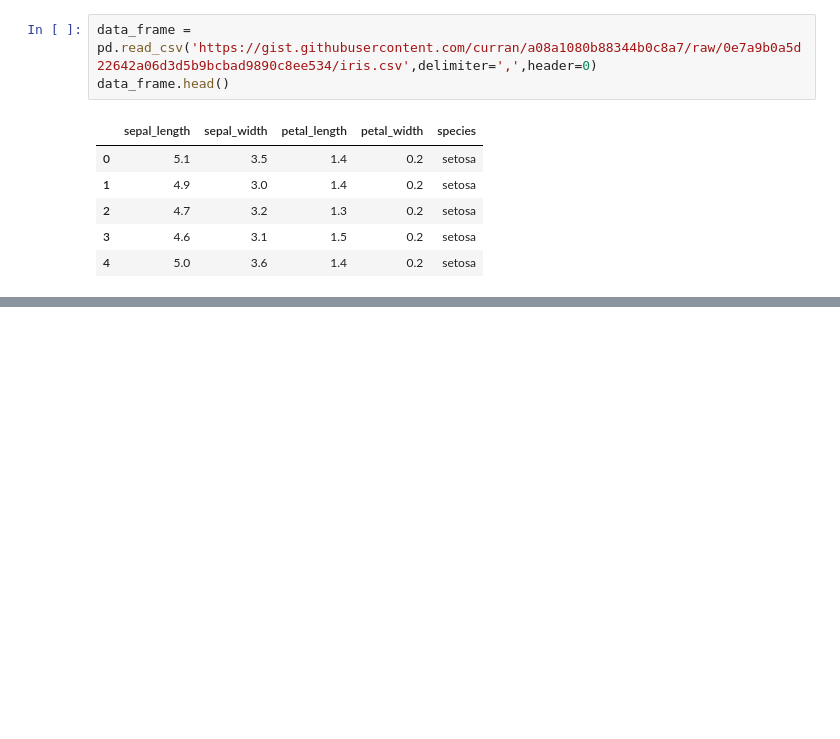
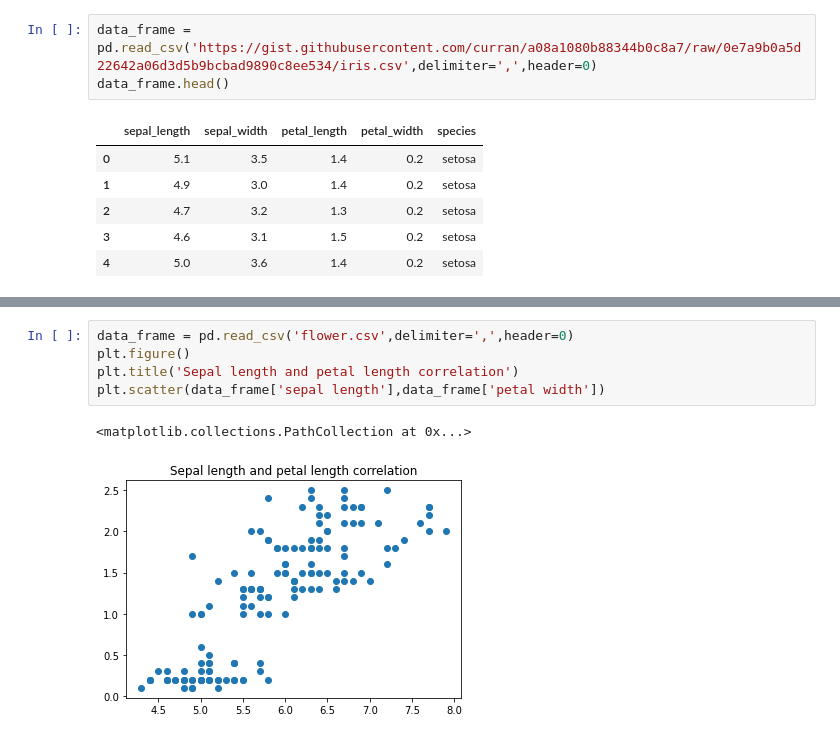
Before and after one commit to zqngetsu96/DataInsight_Assignments_and_projects, a Jupyter notebook: Importing, visualizing and cleaning data in python/Import, Clean and visualize your Data.ipynb, the cells around one changed output, grey strips where cells are left out. Saved outputs shown, nothing was run; the diff lists cells and outputs as text; blank space fills up the shorter version.

```diff
--- a/Importing, visualizing and cleaning data in python/Import, Clean and visualize your Data.ipynb
+++ b/Importing, visualizing and cleaning data in python/Import, Clean and visualize your Data.ipynb
@@ -62,0 +209,8 @@ new_df.head()
+# %%
+data_frame = pd.read_csv('flower.csv',delimiter=',',header=0)
+plt.figure()
+plt.title('Sepal length and petal length correlation')
+plt.scatter(data_frame['sepal length'],data_frame['petal width'])
+# %% [output]
+<matplotlib.collections.PathCollection at 0x...>
+[figure, added]
```
Also changed, not shown: parts of 18 cells of this notebook, 2 other files.
